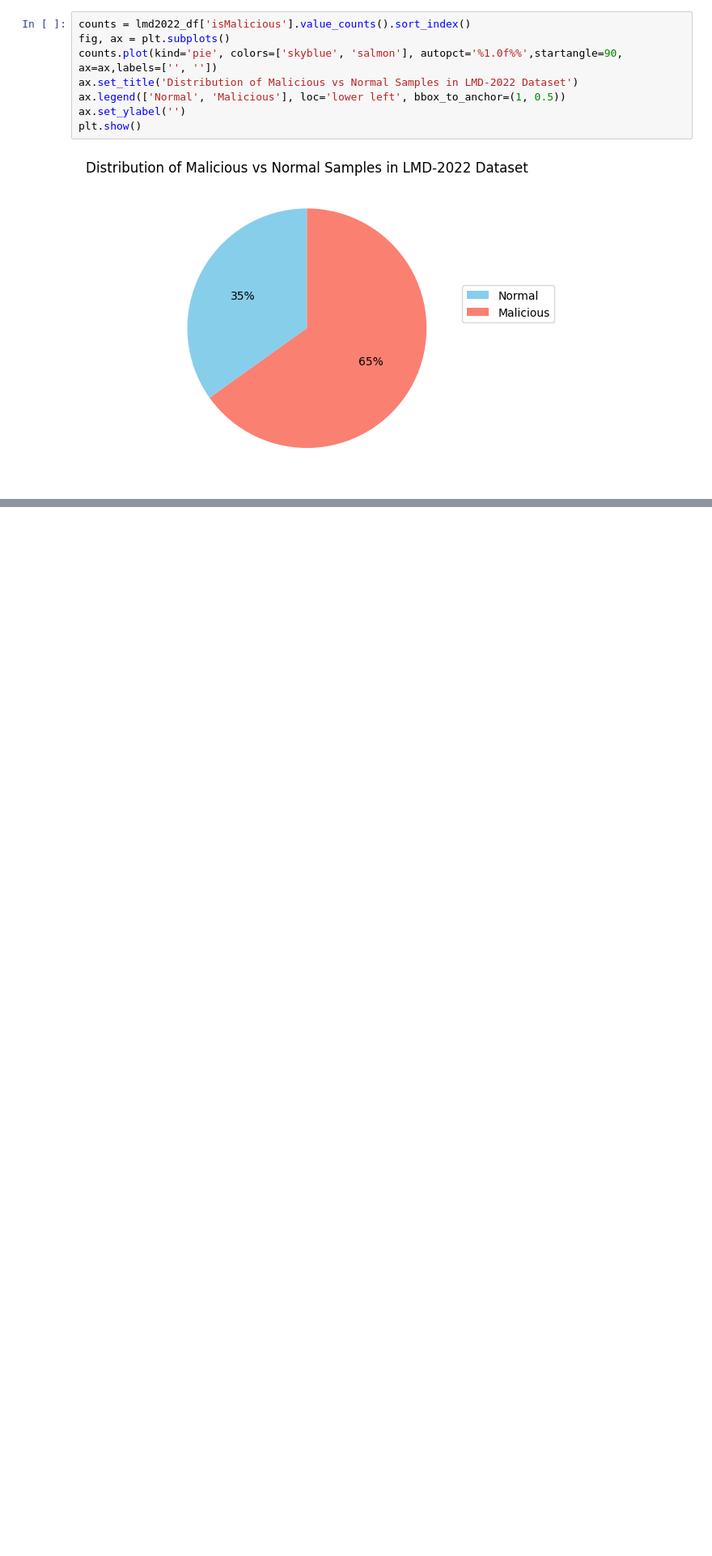
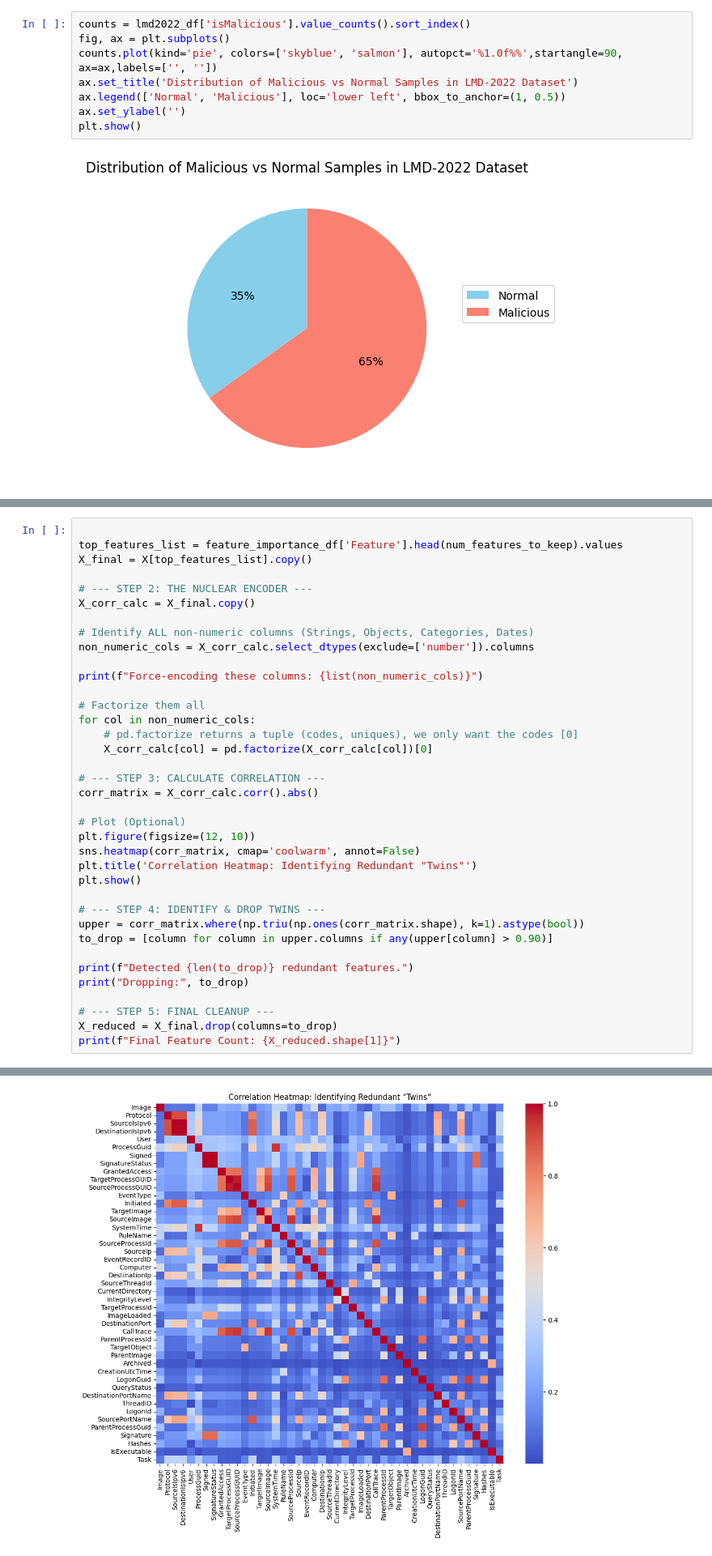
Before and after one commit to Cyrotian/Sustainable-Machine-Learning-for-Lateral-Movement-Detection, a Jupyter notebook: notebooks/exploratory_analysis.ipynb, the cells around one changed output, grey strips where cells are left out. Shown at 81% size. Saved outputs shown, nothing was run; the diff lists cells and outputs as text; blank space fills up the shorter version.

```diff
--- a/notebooks/exploratory_analysis.ipynb
+++ b/notebooks/exploratory_analysis.ipynb
@@ -121,0 +317,38 @@ plt.show()
+# %%
+
+top_features_list = feature_importance_df['Feature'].head(num_features_to_keep).values
+X_final = X[top_features_list].copy()
+
+# --- STEP 2: THE NUCLEAR ENCODER ---
+X_corr_calc = X_final.copy()
+
+# Identify ALL non-numeric columns (Strings, Objects, Categories, Dates)
+non_numeric_cols = X_corr_calc.select_dtypes(exclude=['number']).columns
+
+print(f"Force-encoding these columns: {list(non_numeric_cols)}")
+
+# Factorize them all
+for col in non_numeric_cols:
+    # pd.factorize returns a tuple (codes, uniques), we only want the codes [0]
+    X_corr_calc[col] = pd.factorize(X_corr_calc[col])[0]
+
+# --- STEP 3: CALCULATE CORRELATION ---
+corr_matrix = X_corr_calc.corr().abs()
+
+# Plot (Optional)
+plt.figure(figsize=(12, 10))
+sns.heatmap(corr_matrix, cmap='coolwarm', annot=False)
+plt.title('Correlation Heatmap: Identifying Redundant "Twins"')
+plt.show()
+
+# --- STEP 4: IDENTIFY & DROP TWINS ---
+upper = corr_matrix.where(np.triu(np.ones(corr_matrix.shape), k=1).astype(bool))
+to_drop = [column for column in upper.columns if any(upper[column] > 0.90)]
+
+print(f"Detected {len(to_drop)} redundant features.")
+print("Dropping:", to_drop)
+
+# --- STEP 5: FINAL CLEANUP ---
+X_reduced = X_final.drop(columns=to_drop)
+print(f"Final Feature Count: {X_reduced.shape[1]}")
+# %% [output]
@@ -121,0 +356 @@ plt.show()
+[figure, added]
```
Also changed, not shown: parts of 24 cells of this notebook.
